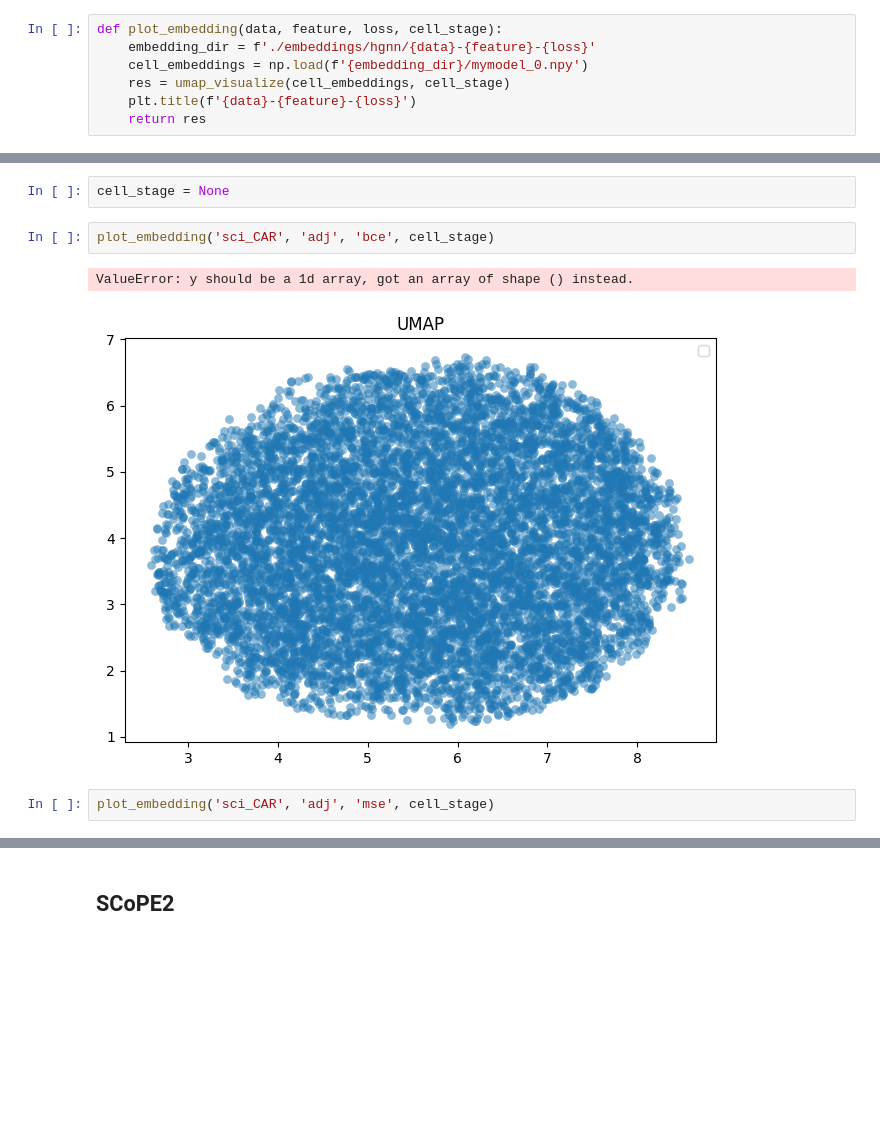
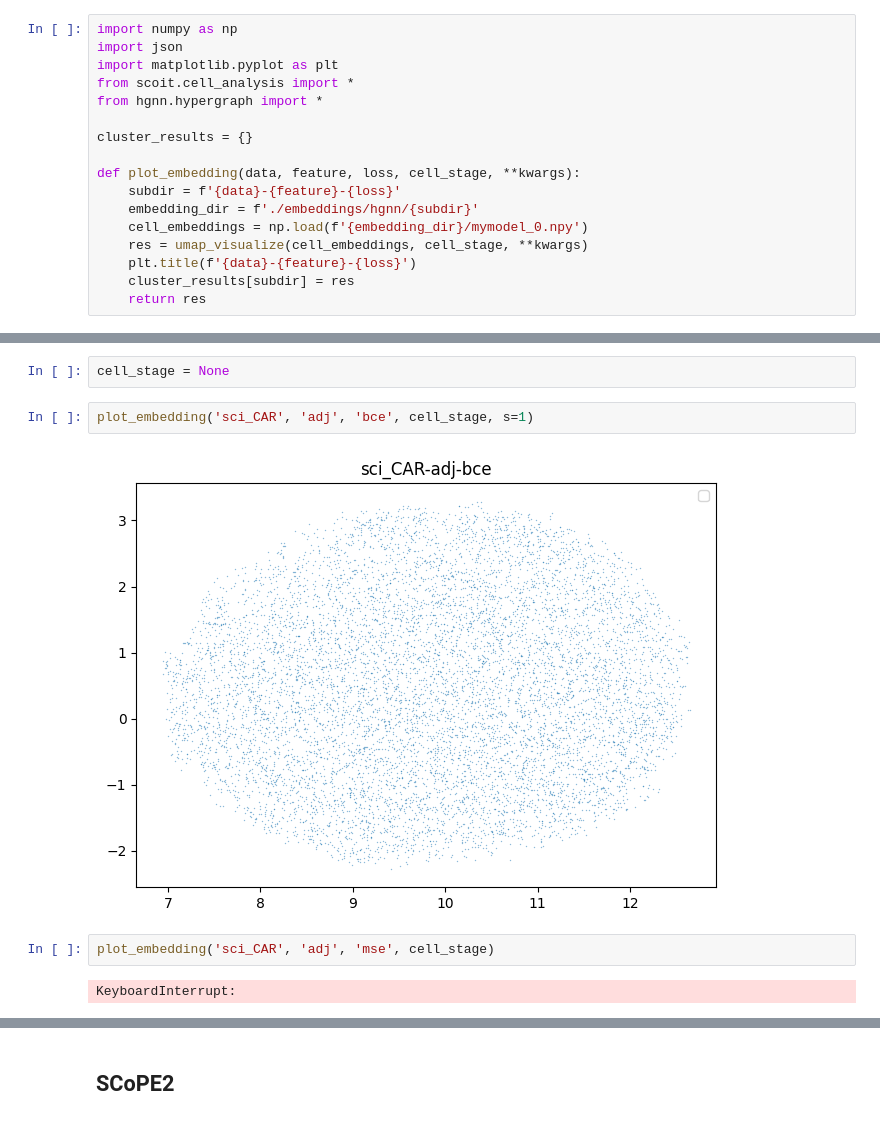
Before and after one commit to congfeng4/SCOIT, a Jupyter notebook: hgnn_cell_clustering.ipynb, the cells around one changed output, grey strips where cells are left out. Cells and saved outputs as stored; diff of their text form; blank space fills up the shorter version.

```diff
--- a/hgnn_cell_clustering.ipynb
+++ b/hgnn_cell_clustering.ipynb
@@ -13,9 +3,19 @@ from hgnn.hypergraph import *
 # %%
-def plot_embedding(data, feature, loss, cell_stage):
-    embedding_dir = f'./embeddings/hgnn/{data}-{feature}-{loss}'
+import numpy as np
+import json
+import matplotlib.pyplot as plt
+from scoit.cell_analysis import *
+from hgnn.hypergraph import *
+
+cluster_results = {}
+
+def plot_embedding(data, feature, loss, cell_stage, **kwargs):
+    subdir = f'{data}-{feature}-{loss}'
+    embedding_dir = f'./embeddings/hgnn/{subdir}'
     cell_embeddings = np.load(f'{embedding_dir}/mymodel_0.npy')
-    res = umap_visualize(cell_embeddings, cell_stage)
+    res = umap_visualize(cell_embeddings, cell_stage, **kwargs)
     plt.title(f'{data}-{feature}-{loss}')
+    cluster_results[subdir] = res
     return res
 # %% [markdown]
 ## sc-GEM
@@ -98,11 +96,12 @@ Metadata: {'dataname': 'sci_CAR', 'filter_edge': False, 'num_cells': 8837, 'num_
 # %%
 cell_stage = None
 # %%
-plot_embedding('sci_CAR', 'adj', 'bce', cell_stage)
+plot_embedding('sci_CAR', 'adj', 'bce', cell_stage, s=1)
 # %% [output]
-ValueError: y should be a 1d array, got an array of shape () instead.
-[figure, old version]
+[figure, new version]
 # %%
 plot_embedding('sci_CAR', 'adj', 'mse', cell_stage)
+# %% [output]
+KeyboardInterrupt:
 # %%
 plot_embedding('sci_CAR', 'adj', 'gauss', cell_stage)
```
Also changed, not shown: parts of 27 cells of this notebook, 12 other files.
